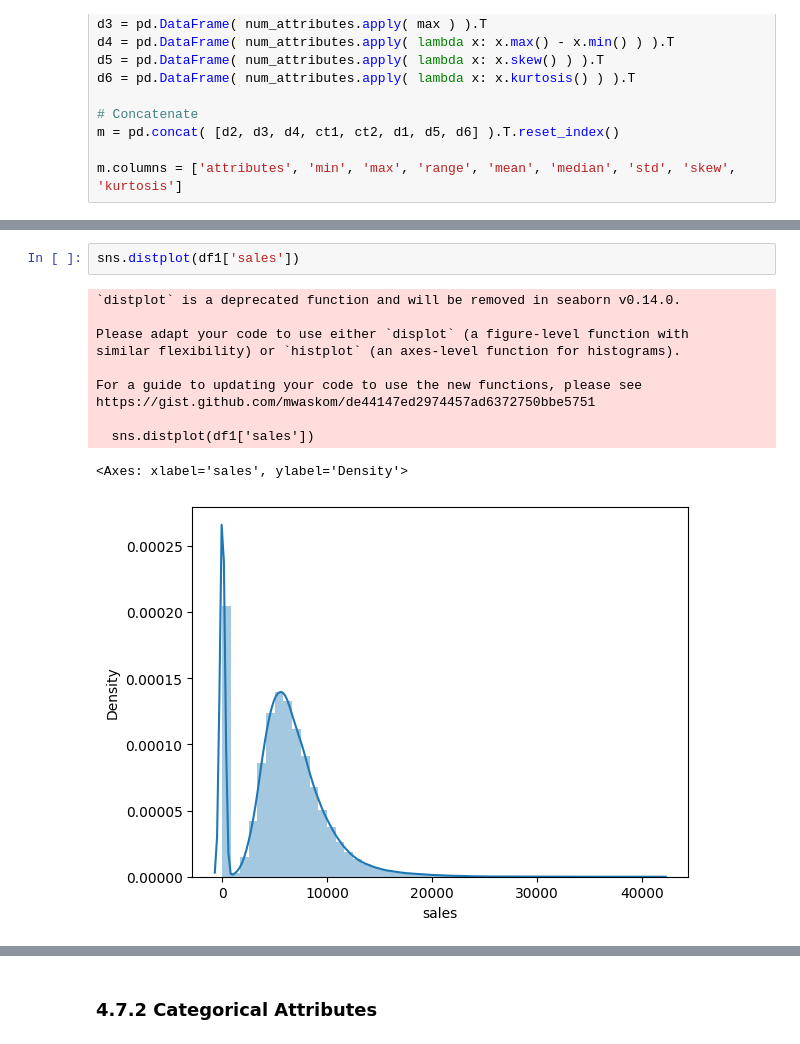
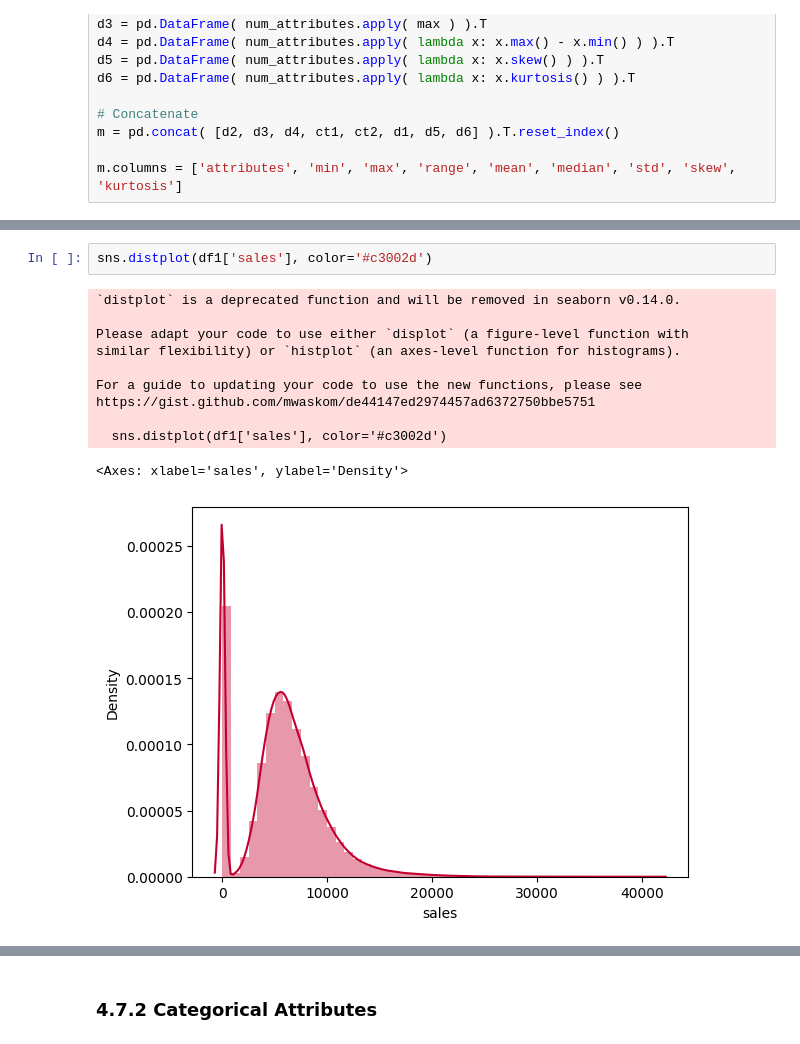
Before and after one commit to felipevalory/previsao_de_vendas, a Jupyter notebook: index.ipynb, the cells around one changed output, grey strips where cells are left out. Drawn from its saved outputs; the diff is of its cells as text.

Commit message:
Fixing graphics

```diff
--- a/index.ipynb
+++ b/index.ipynb
@@ -346,17 +346,17 @@ m
 | 12 | promo2_since_year | 2009.0 | 2015.0 | 6.0 | 2012.793297 | 2013.0 | 1.662657 | -0.784436 | -0.210075 |
 | 13 | is_promo | 0.0 | 1.0 | 1.0 | 0.165966 | 0.0 | 0.372050 | 1.795644 | 1.224338 |
 # %%
-sns.distplot(df1['sales'])
+sns.distplot(df1['sales'], color='#c3002d')
 # %% [output]
 `distplot` is a deprecated function and will be removed in seaborn v0.14.0.
 
 Please adapt your code to use either `displot` (a figure-level function with
 similar flexibility) or `histplot` (an axes-level function for histograms).
 
 For a guide to updating your code to use the new functions, please see
 https://gist.github.com/mwaskom/de44147ed2974457ad6372750bbe5751
 
-  sns.distplot(df1['sales'])
+  sns.distplot(df1['sales'], color='#c3002d')
 <Axes: xlabel='sales', ylabel='Density'>
-[figure, old version]
+[figure, new version]
 # %%
```
Also changed, not shown: parts of 1 cell of this notebook.
